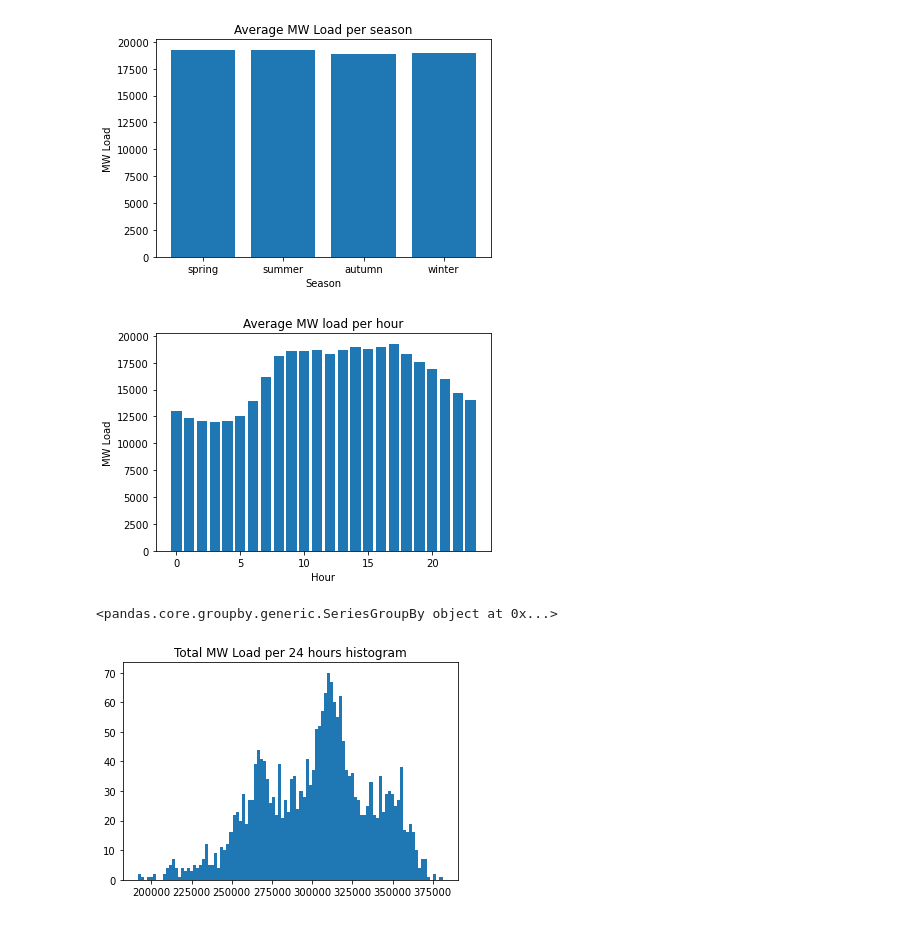
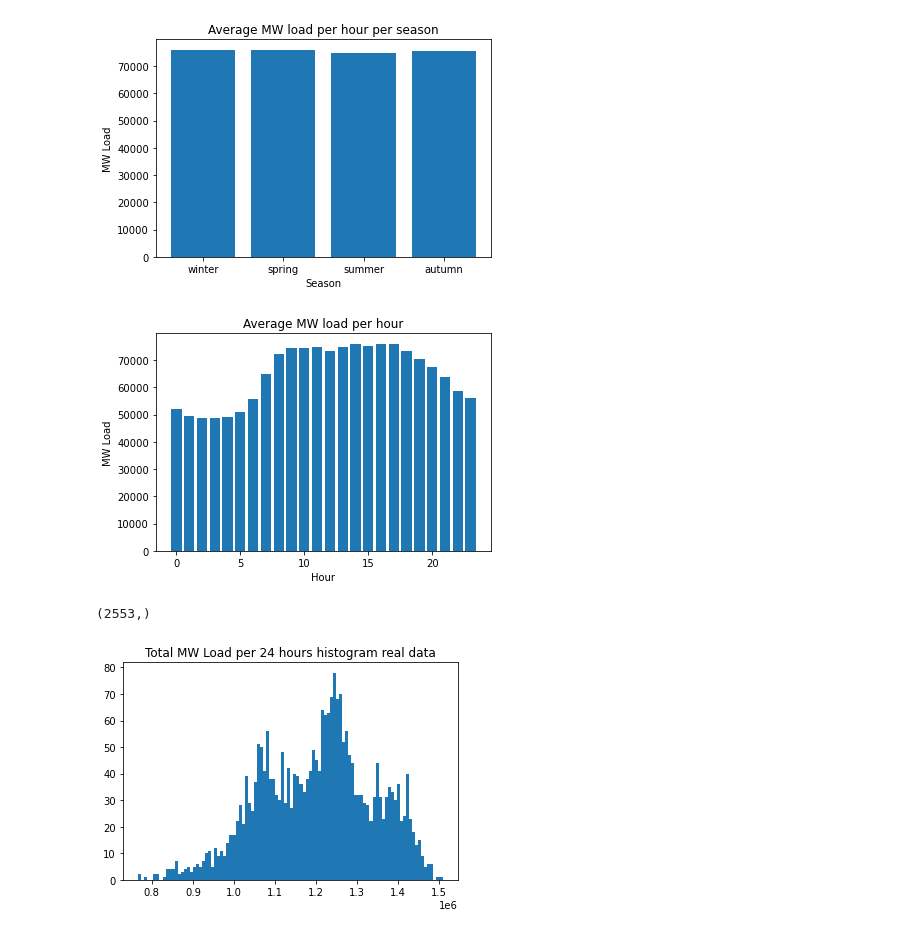
Before and after one commit to uvandre/energy-demand-forecasting-BNN, a Jupyter notebook: data_visualization.ipynb, the cells around one changed output. Drawn from its saved outputs; the diff is of its cells as text; code cells hidden in the pictures.

```diff
--- a/data_visualization.ipynb
+++ b/data_visualization.ipynb
@@ -2,8 +2,8 @@
 import pandas as pd
 import matplotlib.pyplot as plt
 # %%
-df = pd.read_csv('DA_price_v_actual_load.csv', index_col=False)
-df = df[['hour', 'month', 'season', 'DA Price', 'MW Load']]
+df = pd.read_csv('NL_DA_price_v_actual_load_stdev_3.csv', index_col=False)
+df = df[['hour', 'day', 'month', 'season', 'DA Price', 'MW Load']]
 # %%
 df
 # %% [output]
@@ -36,12 +40,12 @@ plt.show()
 season_dict = {1: 'spring', 2: 'summer', 3:'autumn', 4:'winter'}
 season_df = df.replace(season_dict, regex=True)
 plt.bar(season_df.season, season_df['MW Load'])
-plt.title('Average MW Load per season')
+plt.title('Average MW load per hour per season')
 plt.xlabel('Season')
 plt.ylabel('MW Load')
 plt.show()
 # %% [output]
-[figure, old version]
+[figure, new version]
 # %%
 plt.bar(df.hour, season_df['MW Load'])
 plt.title('Average MW load per hour')
@@ -49,16 +53,12 @@ plt.xlabel('Hour')
 plt.ylabel('MW Load')
 plt.show()
 # %% [output]
-[figure, old version]
+[figure, new version]
 # %%
-import numpy as np
-
-print(df['MW Load'].groupby(df['MW Load'].index))
-
 N = 24
 plt.hist(df['MW Load'].groupby(df['MW Load'].index // N).sum(), bins=100)
-plt.title('Total MW Load per 24 hours histogram')
+plt.title('Total MW Load per 24 hours histogram real data')
 plt.show()
 # %% [output]
-<pandas.core.groupby.generic.SeriesGroupBy object at 0x...>
+(2553,)
-[figure, old version]
+[figure, new version]
```
Also changed, not shown: parts of 6 cells of this notebook, 4 other files.
